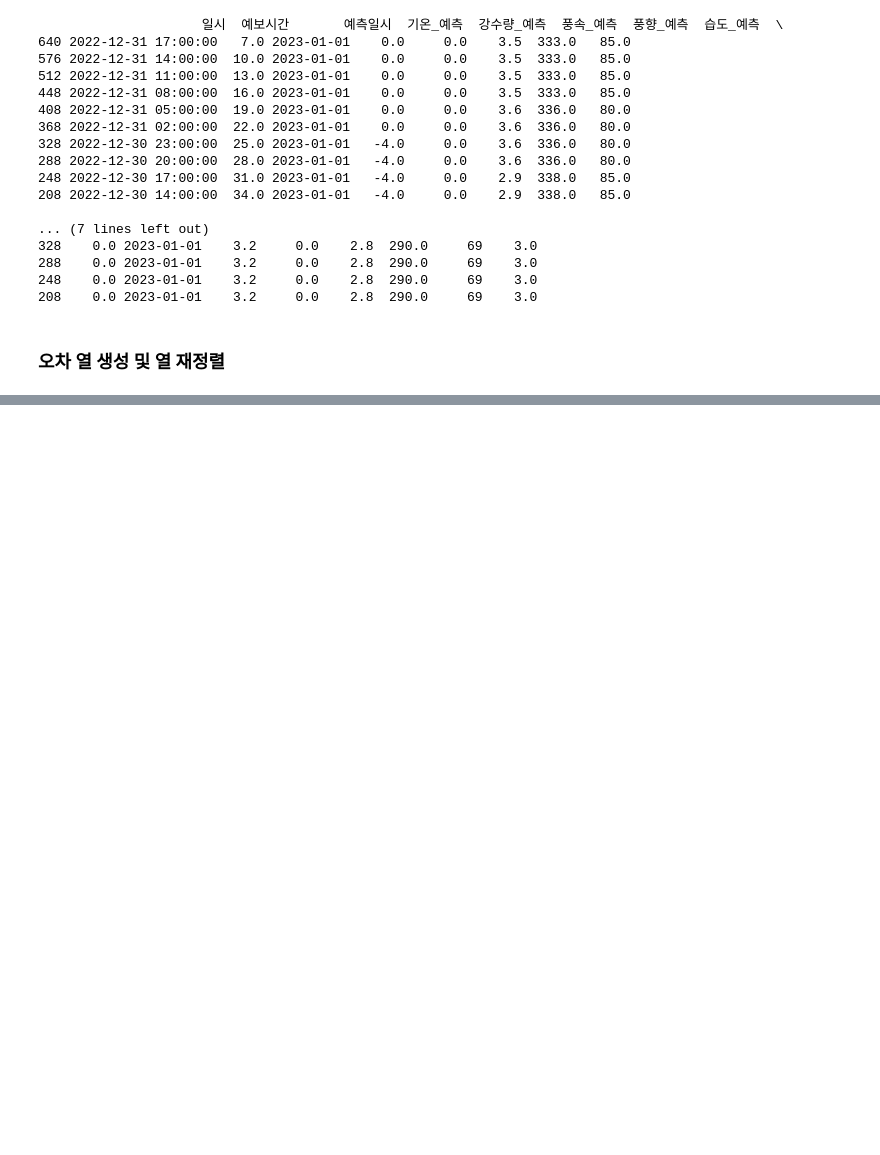
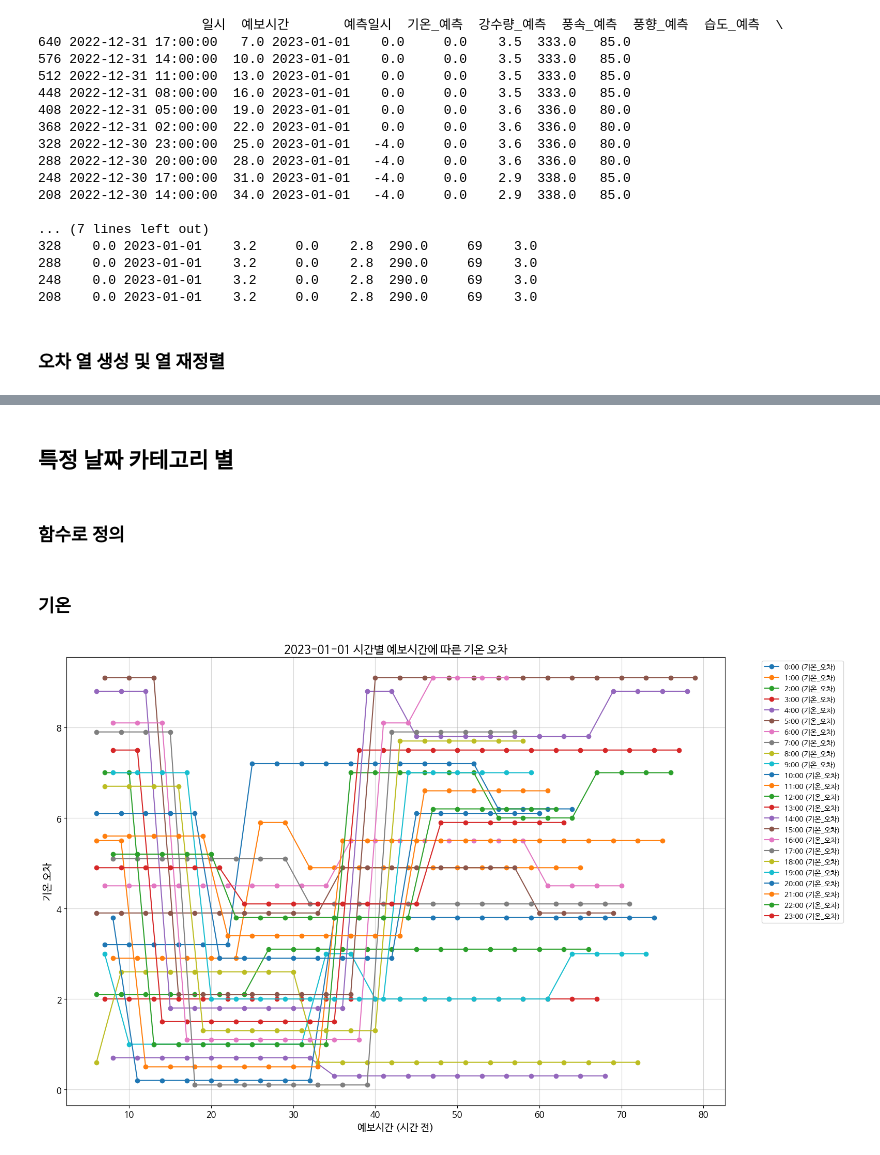
Before and after one commit to JulGoo/WeatherAnalyze, a Jupyter notebook: WeatherAnalyze.ipynb, the cells around one changed output, grey strips where cells are left out. Cells and saved outputs as stored; diff of their text form; code cells hidden in the pictures; blank space fills up the shorter version.

```diff
--- a/WeatherAnalyze.ipynb
+++ b/WeatherAnalyze.ipynb
@@ -413,0 +485,52 @@ merged_df.to_csv('통합데이터.csv', index=False, encoding='cp949')
+# %% [markdown]
+## 특정 날짜 카테고리 별
+# %% [markdown]
+### 함수로 정의
+# %%
+# 시각화 함수 정의
+def plot_metric(metric, title, ylabel, date):
+    plt.figure(figsize=(16, 10))
+
+    # 시간별로 선 그리기
+    for time in sorted(filtered_df["관측일시"].dt.hour.unique()):
+        hourly_data = filtered_df[filtered_df["관측일시"].dt.hour == time]
+        plt.plot(
+            hourly_data["예보시간"],
+            hourly_data[metric],
+            marker="o",
+            label=f"{time}:00 ({metric})"
+        )
+
+    # 그래프 꾸미기
+    plt.title(f"{date} 시간별 예보시간에 따른 {title}", fontsize=16)
+    plt.xlabel("예보시간 (시간 전)", fontsize=14)
+    plt.ylabel(ylabel, fontsize=14)
+    plt.xticks(fontsize=12)
+    plt.yticks(fontsize=12)
+    plt.legend(fontsize=10, bbox_to_anchor=(1.05, 1), loc="upper left")  # 범례를 그래프 바깥에 표시
+    plt.grid(alpha=0.5)
+    plt.tight_layout()
+    plt.show()
+# %% [markdown]
+### 기온
+# %%
+import matplotlib.pyplot as plt
+import pandas as pd
+
+# 관측일시를 datetime으로 변환
+merged_df["관측일시"] = pd.to_datetime(merged_df["관측일시"], errors="coerce")
+
+# 데이터 필터링
+filtered_df = merged_df[merged_df["관측일시"].dt.date == pd.to_datetime("2023-01-01").date()].copy()
+
+# 오차율 계산
+error_cols = ["기온_오차", "강수량_오차", "풍속_오차", "풍향_오차", "습도_오차", "적설_오차"]
+for col in error_cols:
+    error_rate_col = f"{col}_오차율"
+    filtered_df.loc[:, error_rate_col] = (
+        (filtered_df[col].abs() / filtered_df[col.replace("_오차", "_실제")].replace(0, 1)) * 100
+    )
+
+plot_metric("기온_오차", "기온 오차", "기온 오차", "2023-01-01")
+# %% [output]
+[figure, added]
```
Also changed, not shown: parts of 24 cells of this notebook, 14 other files.
